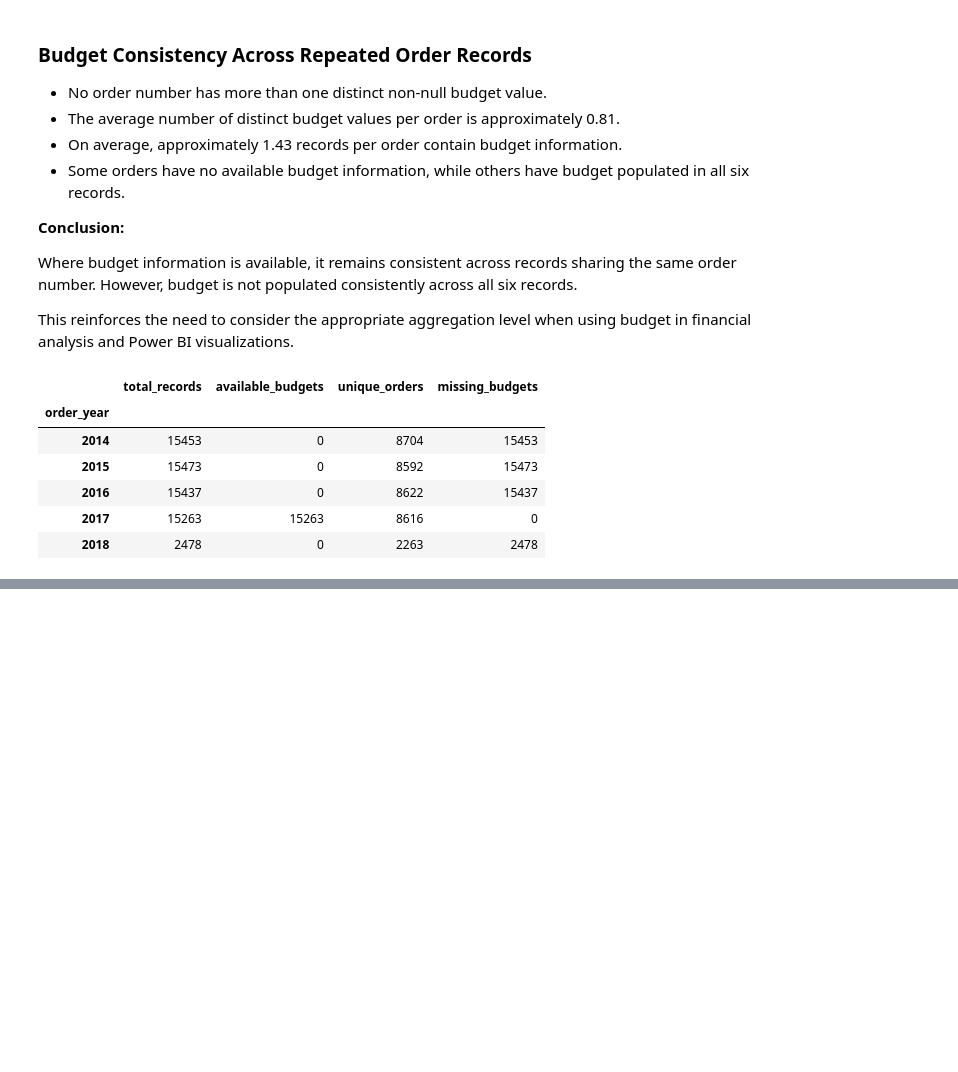
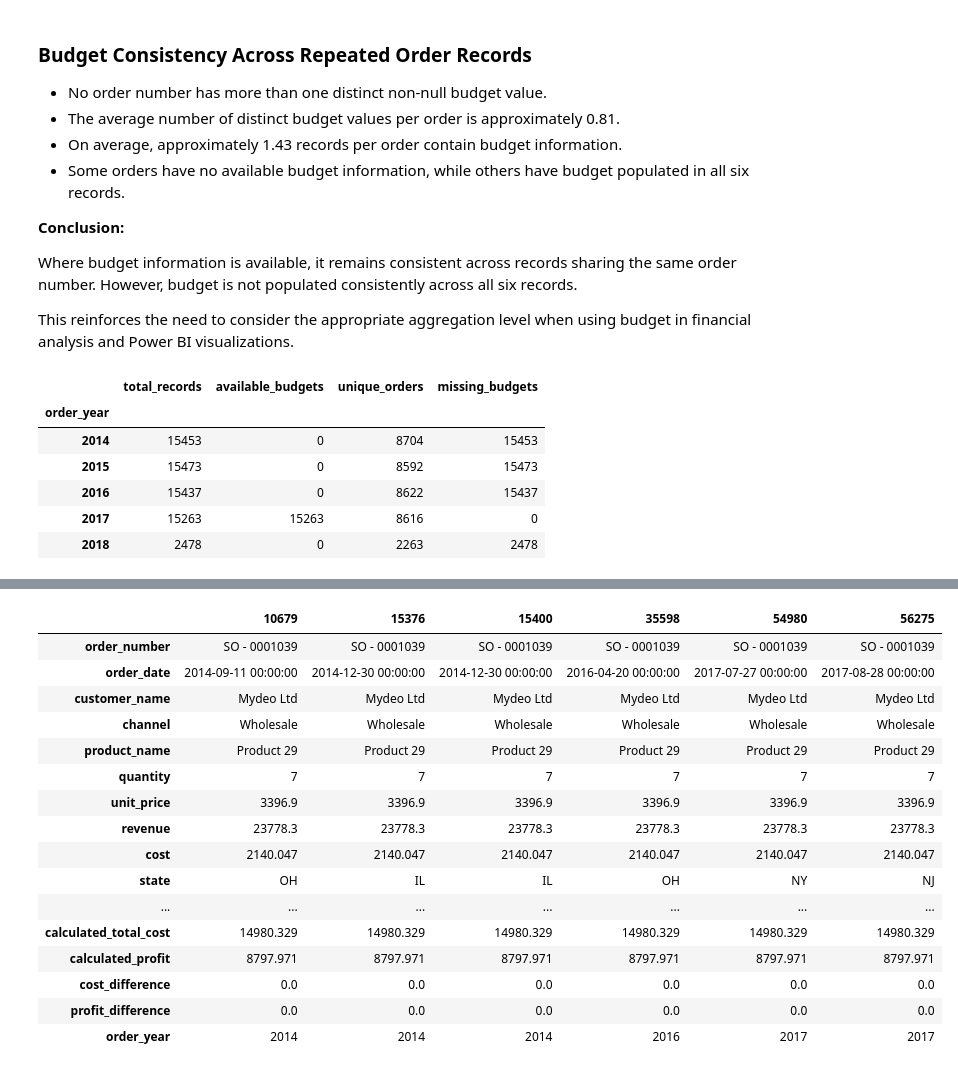
Before and after one commit to esthermaina36/sales-analysis-project, a Jupyter notebook: notebooks/01_sales_data_exploration.ipynb, the cells around one changed output, grey strips where cells are left out. Cells and saved outputs as stored; diff of their text form; code cells hidden in the pictures; blank space fills up the shorter version.

```diff
--- a/notebooks/01_sales_data_exploration.ipynb
+++ b/notebooks/01_sales_data_exploration.ipynb
@@ -941,0 +1122,20 @@ budget_by_year
+# %%
+df[df['order_number'] == 'SO - 0001039'].T
+# %% [output]
+|  | 10679 | 15376 | 15400 | 35598 | 54980 | 56275 |
+| order_number | SO - 0001039 | SO - 0001039 | SO - 0001039 | SO - 0001039 | SO - 0001039 | SO - 0001039 |
+| order_date | 2014-09-11 00:00:00 | 2014-12-30 00:00:00 | 2014-12-30 00:00:00 | 2016-04-20 00:00:00 | 2017-07-27 00:00:00 | 2017-08-28 00:00:00 |
+| customer_name | Mydeo Ltd | Mydeo Ltd | Mydeo Ltd | Mydeo Ltd | Mydeo Ltd | Mydeo Ltd |
+| channel | Wholesale | Wholesale | Wholesale | Wholesale | Wholesale | Wholesale |
+| product_name | Product 29 | Product 29 | Product 29 | Product 29 | Product 29 | Product 29 |
+| quantity | 7 | 7 | 7 | 7 | 7 | 7 |
+| unit_price | 3396.9 | 3396.9 | 3396.9 | 3396.9 | 3396.9 | 3396.9 |
+| revenue | 23778.3 | 23778.3 | 23778.3 | 23778.3 | 23778.3 | 23778.3 |
+| cost | 2140.047 | 2140.047 | 2140.047 | 2140.047 | 2140.047 | 2140.047 |
+| state | OH | IL | IL | OH | NY | NJ |
+| ... | ... | ... | ... | ... | ... | ... |
+| calculated_total_cost | 14980.329 | 14980.329 | 14980.329 | 14980.329 | 14980.329 | 14980.329 |
+| calculated_profit | 8797.971 | 8797.971 | 8797.971 | 8797.971 | 8797.971 | 8797.971 |
+| cost_difference | 0.0 | 0.0 | 0.0 | 0.0 | 0.0 | 0.0 |
+| profit_difference | 0.0 | 0.0 | 0.0 | 0.0 | 0.0 | 0.0 |
+| order_year | 2014 | 2014 | 2014 | 2016 | 2017 | 2017 |
```
Also changed, not shown: parts of 84 cells of this notebook.
